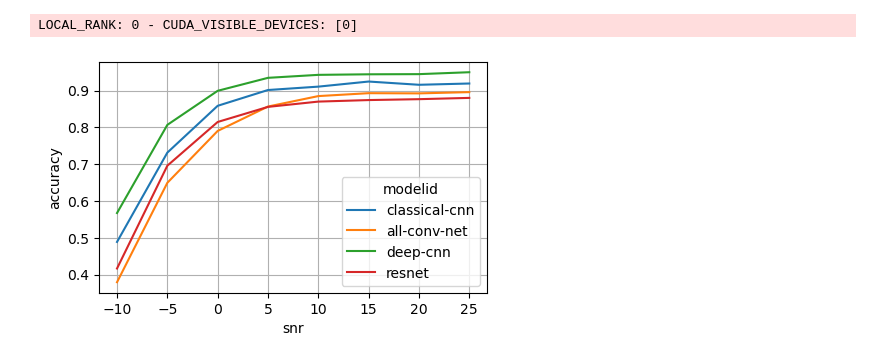
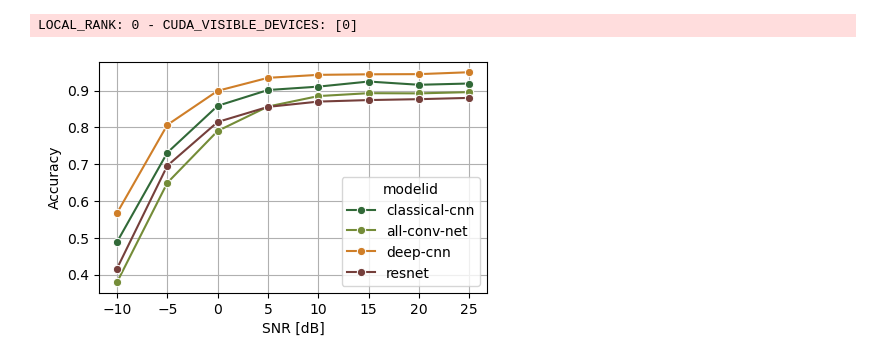
Before and after one commit to mspcvsp/panoradio_hf, a Jupyter notebook: Code/EvalModelPerformance.ipynb, the cells around one changed output. Saved outputs shown, nothing was run; the diff lists cells and outputs as text; code cells hidden in the pictures.

Commit message:
Refactored plot code

```diff
--- a/Code/EvalModelPerformance.ipynb
+++ b/Code/EvalModelPerformance.ipynb
@@ -31,14 +29,21 @@ LOCAL_RANK: 0 - CUDA_VISIBLE_DEVICES: [0]
 LOCAL_RANK: 0 - CUDA_VISIBLE_DEVICES: [0]
 LOCAL_RANK: 0 - CUDA_VISIBLE_DEVICES: [0]
 LOCAL_RANK: 0 - CUDA_VISIBLE_DEVICES: [0]
+# %%
+import colormaps as cm
+line_colors = list(cm.discrete_dark.colors[[0, 2, 6, 8],:])
 # %%
 h_fig, h_ax = plt.subplots(1, 1, figsize=(5, 3))
 
 sns.lineplot(data=snrid_acc,
              x="snr",
              y="accuracy",
              hue="modelid",
+             marker='o',
+             palette=line_colors,
              ax=h_ax)
+h_ax.set_ylabel("Accuracy")
+h_ax.set_xlabel("SNR [dB]")
 h_ax.grid(True)
 # %% [output]
-[figure, old version]
+[figure, new version]
```
Also changed, not shown: parts of 2 cells of this notebook, 1 other file.
